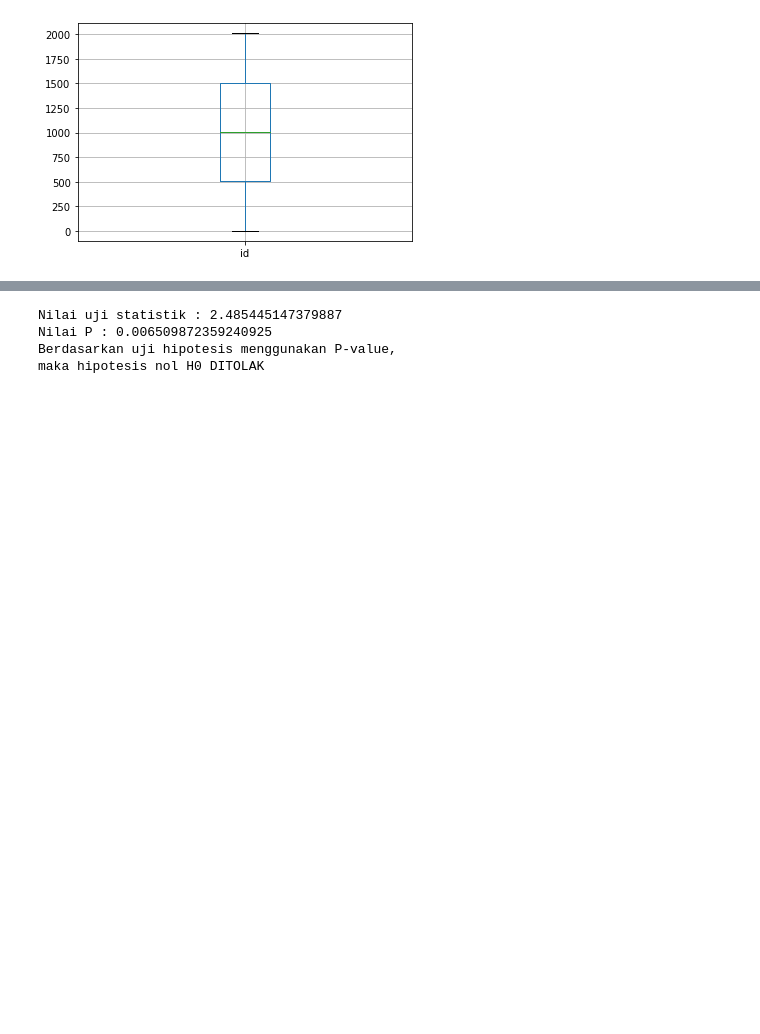
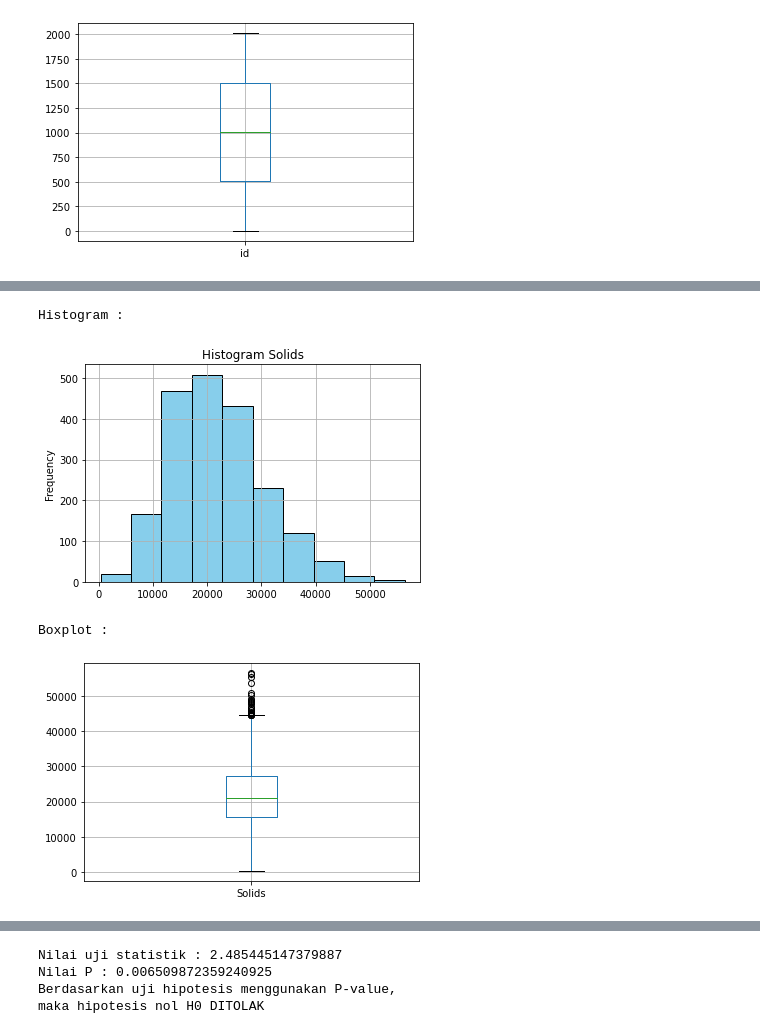
Before and after one commit to StevenSiahaann/Tubes-Probstat, a Jupyter notebook: Tubes-Probstat.ipynb, the cells around one changed output, grey strips where cells are left out. Drawn from its saved outputs; the diff is of its cells as text; code cells hidden in the pictures; blank space fills up the shorter version.

```diff
--- a/Tubes-Probstat.ipynb
+++ b/Tubes-Probstat.ipynb
@@ -81,0 +165,7 @@ Boxplot :
+# %%
+nomor2("Solids")
+# %% [output]
+Histogram :
+[figure, added]
+Boxplot :
+[figure, added]
```
Also changed, not shown: parts of 74 cells of this notebook.
